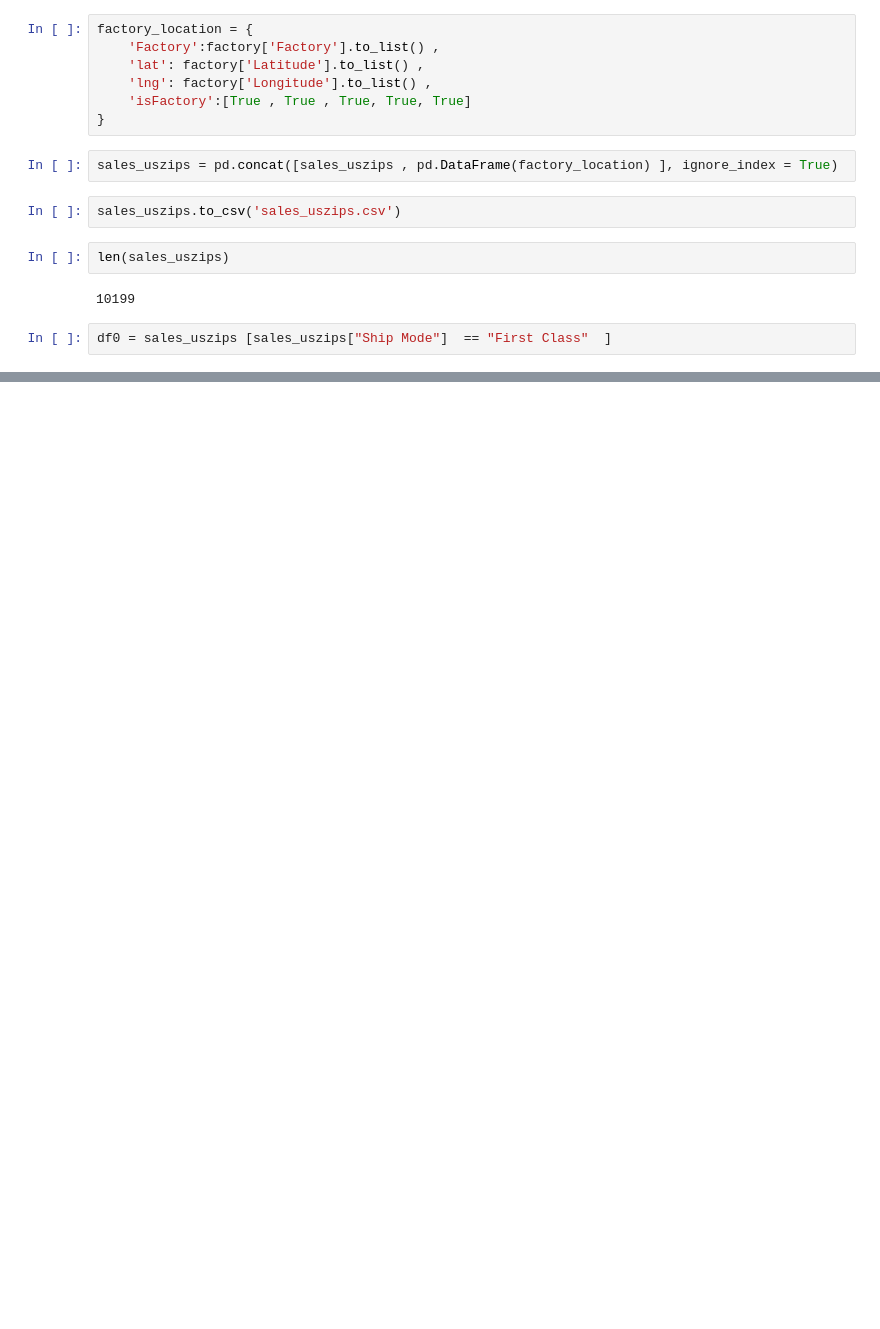
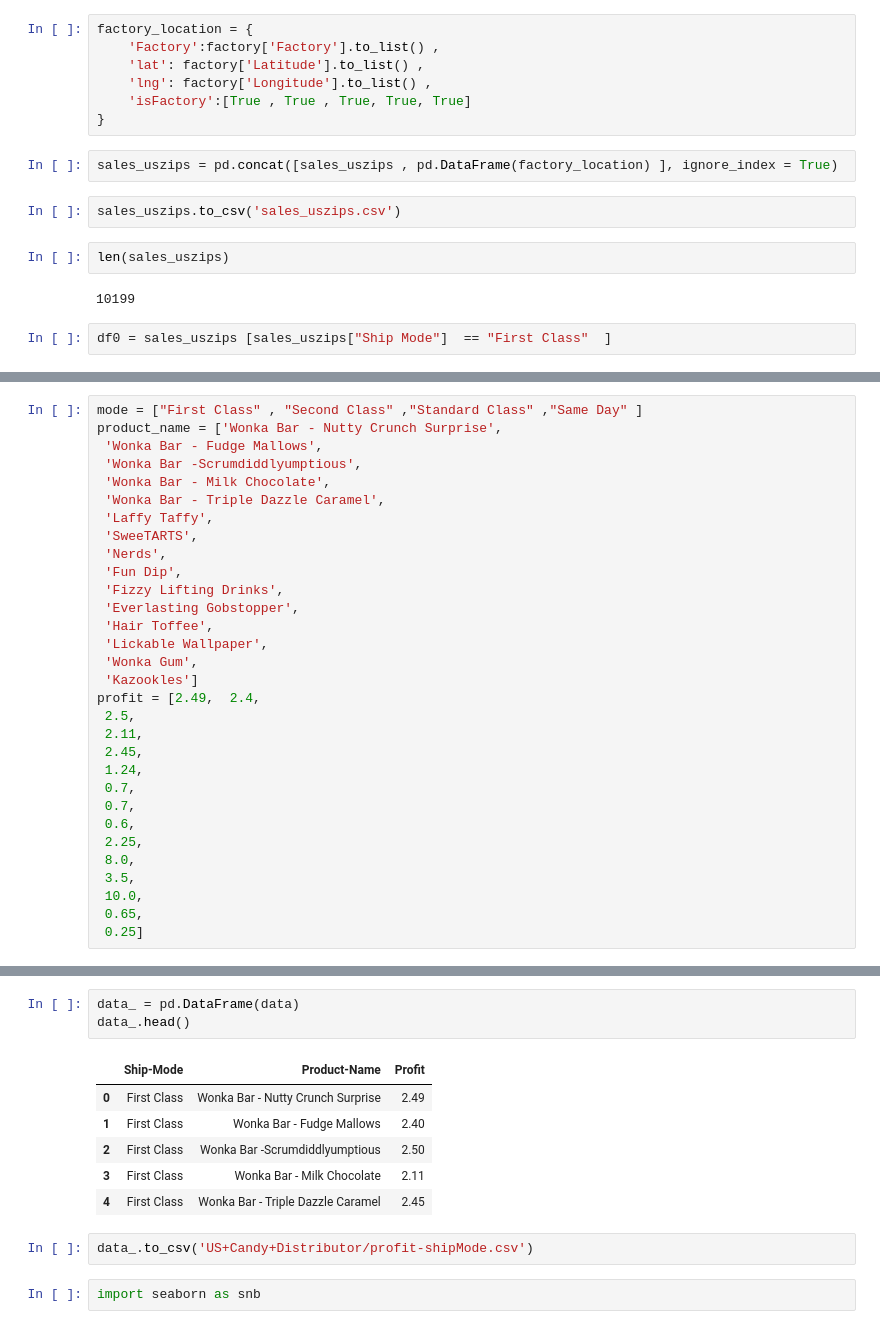
Before and after one commit to stephene369/Mentor-BusinessIntelligence, a Jupyter notebook: project.ipynb, the cells around one changed output, grey strips where cells are left out. Cells and saved outputs as stored; diff of their text form; blank space fills up the shorter version.

```diff
--- a/project.ipynb
+++ b/project.ipynb
@@ -129,0 +155,31 @@ df0 = sales_uszips [sales_uszips["Ship Mode"]  == "First Class"  ]
+# %%
+mode = ["First Class" , "Second Class" ,"Standard Class" ,"Same Day" ]
+product_name = ['Wonka Bar - Nutty Crunch Surprise',
+ 'Wonka Bar - Fudge Mallows',
+ 'Wonka Bar -Scrumdiddlyumptious',
+ 'Wonka Bar - Milk Chocolate',
+ 'Wonka Bar - Triple Dazzle Caramel',
+ 'Laffy Taffy',
+ 'SweeTARTS',
+ 'Nerds',
+ 'Fun Dip',
+ 'Fizzy Lifting Drinks',
+ 'Everlasting Gobstopper',
+ 'Hair Toffee',
+ 'Lickable Wallpaper',
+ 'Wonka Gum',
+ 'Kazookles']
+profit = [2.49,  2.4,
+ 2.5,
+ 2.11,
+ 2.45,
+ 1.24,
+ 0.7,
+ 0.7,
+ 0.6,
+ 2.25,
+ 8.0,
+ 3.5,
+ 10.0,
+ 0.65,
+ 0.25]
@@ -129,0 +197,14 @@ df0 = sales_uszips [sales_uszips["Ship Mode"]  == "First Class"  ]
+# %%
+data_ = pd.DataFrame(data)
+data_.head()
+# %% [output]
+|  | Ship-Mode | Product-Name | Profit |
+| 0 | First Class | Wonka Bar - Nutty Crunch Surprise | 2.49 |
+| 1 | First Class | Wonka Bar - Fudge Mallows | 2.40 |
+| 2 | First Class | Wonka Bar -Scrumdiddlyumptious | 2.50 |
+| 3 | First Class | Wonka Bar - Milk Chocolate | 2.11 |
+| 4 | First Class | Wonka Bar - Triple Dazzle Caramel | 2.45 |
+# %%
+data_.to_csv('US+Candy+Distributor/profit-shipMode.csv')
+# %%
+import seaborn as snb
```
Also changed, not shown: parts of 10 cells of this notebook, 6 other files.
